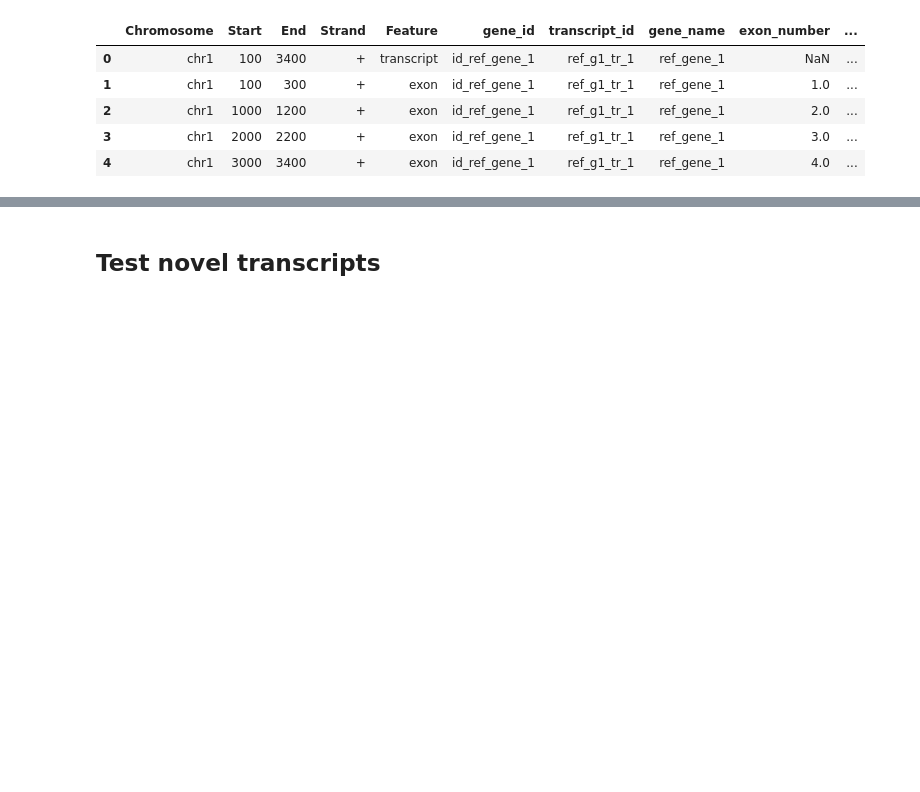
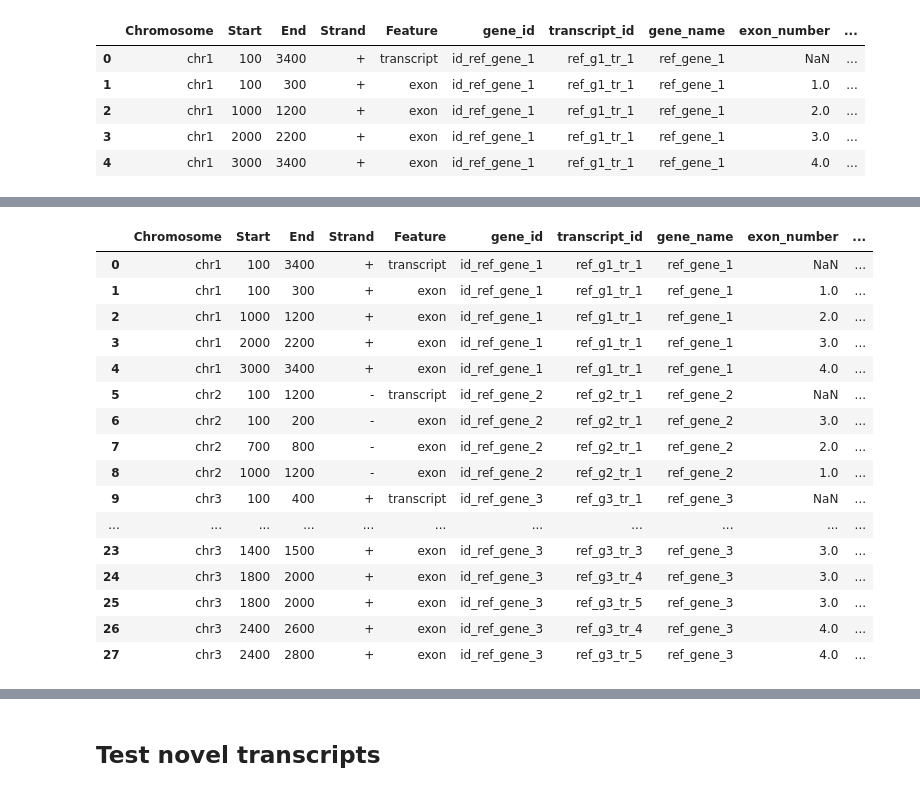
Before and after one commit to frattalab/PAPA, a Jupyter notebook: scripts/generate_test_annotations.ipynb, the cells around one changed output, grey strips where cells are left out. Drawn from its saved outputs; the diff is of its cells as text; code cells hidden in the pictures; blank space fills up the shorter version.

```diff
--- a/scripts/generate_test_annotations.ipynb
+++ b/scripts/generate_test_annotations.ipynb
@@ -65,0 +99,21 @@ test_ref
+# %%
+test_ref = pr.concat([pr.from_dict(test_ref_tr1), pr.from_dict(test_ref_tr2), pr.from_dict(test_ref_g3)])
+test_ref
+# %% [output]
+|  | Chromosome | Start | End | Strand | Feature | gene_id | transcript_id | gene_name | exon_number | ... |
+| 0 | chr1 | 100 | 3400 | + | transcript | id_ref_gene_1 | ref_g1_tr_1 | ref_gene_1 | NaN | ... |
+| 1 | chr1 | 100 | 300 | + | exon | id_ref_gene_1 | ref_g1_tr_1 | ref_gene_1 | 1.0 | ... |
+| 2 | chr1 | 1000 | 1200 | + | exon | id_ref_gene_1 | ref_g1_tr_1 | ref_gene_1 | 2.0 | ... |
+| 3 | chr1 | 2000 | 2200 | + | exon | id_ref_gene_1 | ref_g1_tr_1 | ref_gene_1 | 3.0 | ... |
+| 4 | chr1 | 3000 | 3400 | + | exon | id_ref_gene_1 | ref_g1_tr_1 | ref_gene_1 | 4.0 | ... |
+| 5 | chr2 | 100 | 1200 | - | transcript | id_ref_gene_2 | ref_g2_tr_1 | ref_gene_2 | NaN | ... |
+| 6 | chr2 | 100 | 200 | - | exon | id_ref_gene_2 | ref_g2_tr_1 | ref_gene_2 | 3.0 | ... |
+| 7 | chr2 | 700 | 800 | - | exon | id_ref_gene_2 | ref_g2_tr_1 | ref_gene_2 | 2.0 | ... |
+| 8 | chr2 | 1000 | 1200 | - | exon | id_ref_gene_2 | ref_g2_tr_1 | ref_gene_2 | 1.0 | ... |
+| 9 | chr3 | 100 | 400 | + | transcript | id_ref_gene_3 | ref_g3_tr_1 | ref_gene_3 | NaN | ... |
+| ... | ... | ... | ... | ... | ... | ... | ... | ... | ... | ... |
+| 23 | chr3 | 1400 | 1500 | + | exon | id_ref_gene_3 | ref_g3_tr_3 | ref_gene_3 | 3.0 | ... |
+| 24 | chr3 | 1800 | 2000 | + | exon | id_ref_gene_3 | ref_g3_tr_4 | ref_gene_3 | 3.0 | ... |
+| 25 | chr3 | 1800 | 2000 | + | exon | id_ref_gene_3 | ref_g3_tr_5 | ref_gene_3 | 3.0 | ... |
+| 26 | chr3 | 2400 | 2600 | + | exon | id_ref_gene_3 | ref_g3_tr_4 | ref_gene_3 | 4.0 | ... |
+| 27 | chr3 | 2400 | 2800 | + | exon | id_ref_gene_3 | ref_g3_tr_5 | ref_gene_3 | 4.0 | ... |
```
Also changed, not shown: parts of 11 cells of this notebook, 5 other files.
